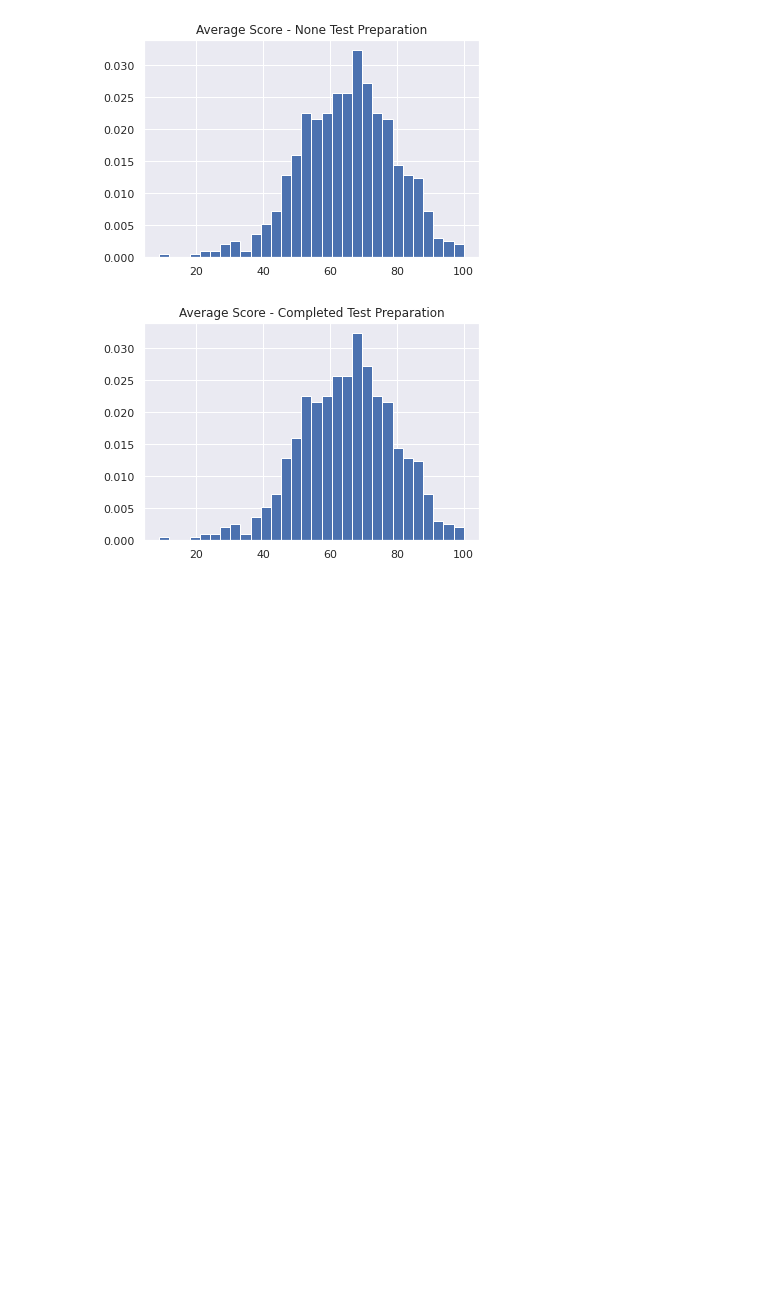
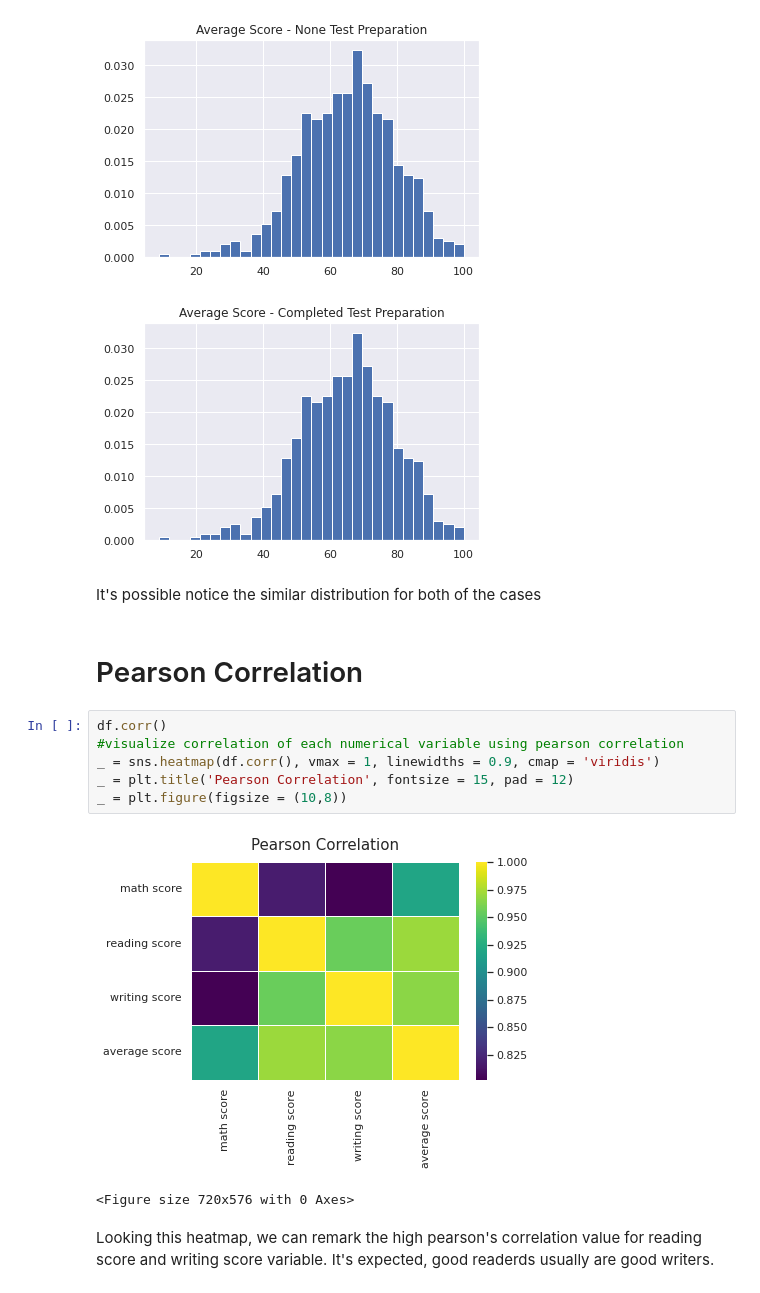
Before and after one commit to anibalfisico/Data-Science, a Jupyter notebook: students-performance-in-exams-usa.ipynb, the cells around one changed output. Drawn from its saved outputs; the diff is of its cells as text; blank space fills up the shorter version.

```diff
--- a/students-performance-in-exams-usa.ipynb
+++ b/students-performance-in-exams-usa.ipynb
@@ -194,3 +194,18 @@ plt.show()
 # %% [output]
 [figure]
 [figure]
+# %% [markdown]
+It's possible notice the similar distribution for both of the cases
+# %% [markdown]
+# Pearson Correlation
+# %%
+df.corr()
+#visualize correlation of each numerical variable using pearson correlation
+_ = sns.heatmap(df.corr(), vmax = 1, linewidths = 0.9, cmap = 'viridis')
+_ = plt.title('Pearson Correlation', fontsize = 15, pad = 12)
+_ = plt.figure(figsize = (10,8))
+# %% [output]
+[figure, added]
+<Figure size 720x576 with 0 Axes>
+# %% [markdown]
+Looking this heatmap, we can remark the high pearson's correlation value for reading score and writing score variable. It's expected, good readerds usually are good writers.
```
